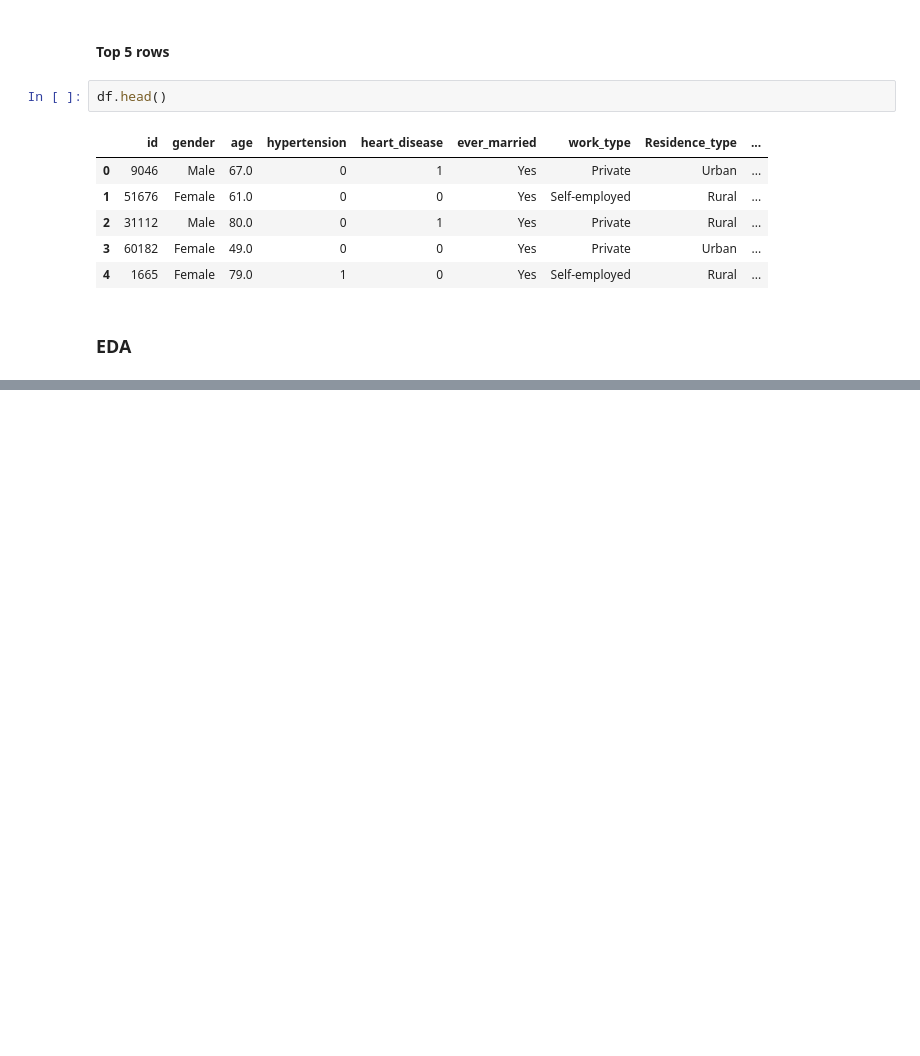
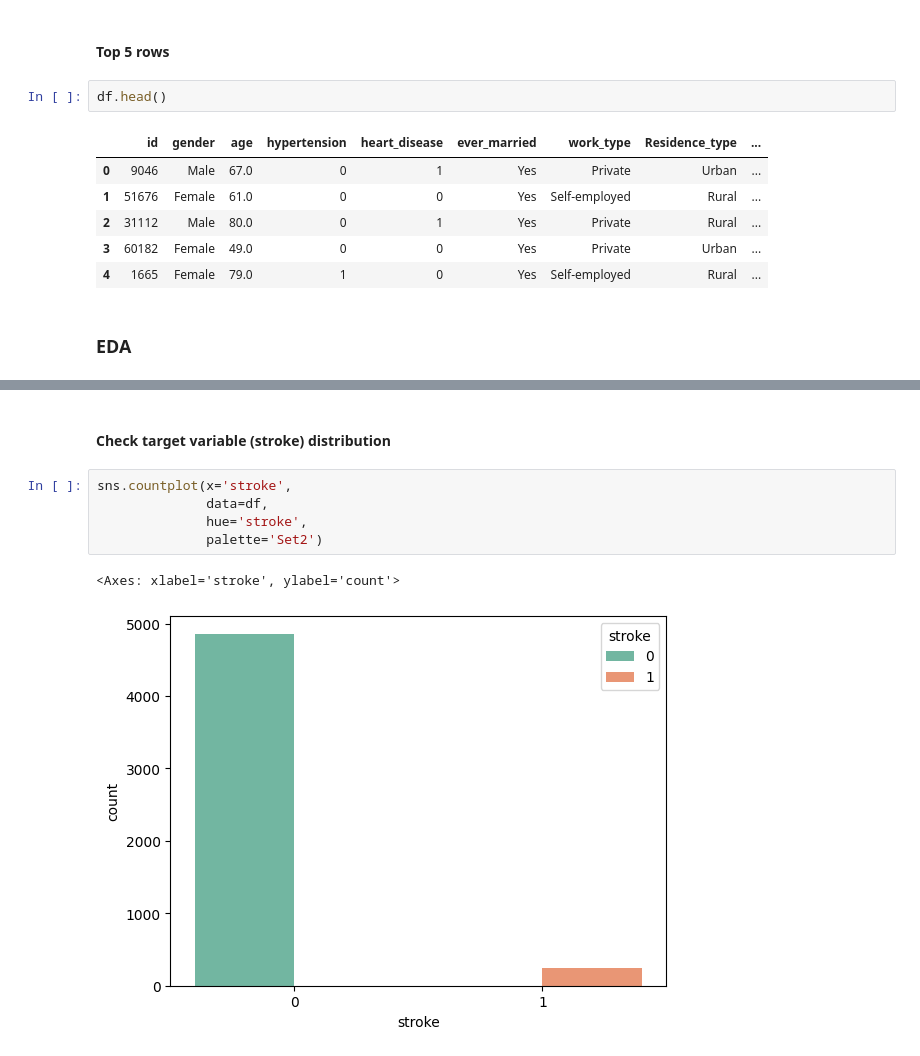
Before and after one commit to jblanche1325/stroke-predictions, a Jupyter notebook: notebook/1. EDA.ipynb, the cells around one changed output, grey strips where cells are left out. Drawn from its saved outputs; the diff is of its cells as text; blank space fills up the shorter version.

```diff
--- a/notebook/1. EDA.ipynb
+++ b/notebook/1. EDA.ipynb
@@ -48,0 +84,10 @@ profile.to_file('stroke_data_profile_report.html')
+# %% [markdown]
+<h4> Check target variable (stroke) distribution </h4>
+# %%
+sns.countplot(x='stroke',
+              data=df,
+              hue='stroke',
+              palette='Set2')
+# %% [output]
+<Axes: xlabel='stroke', ylabel='count'>
+[figure, added]
```
Also changed, not shown: parts of 39 cells of this notebook, 8 other files.
